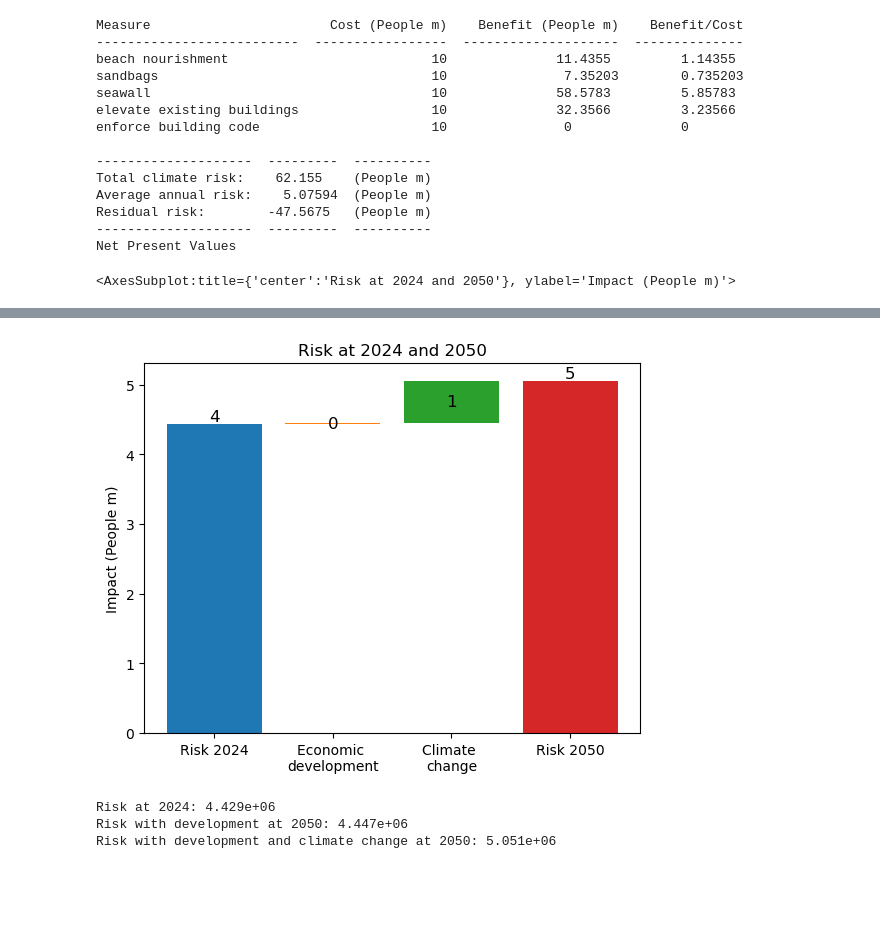
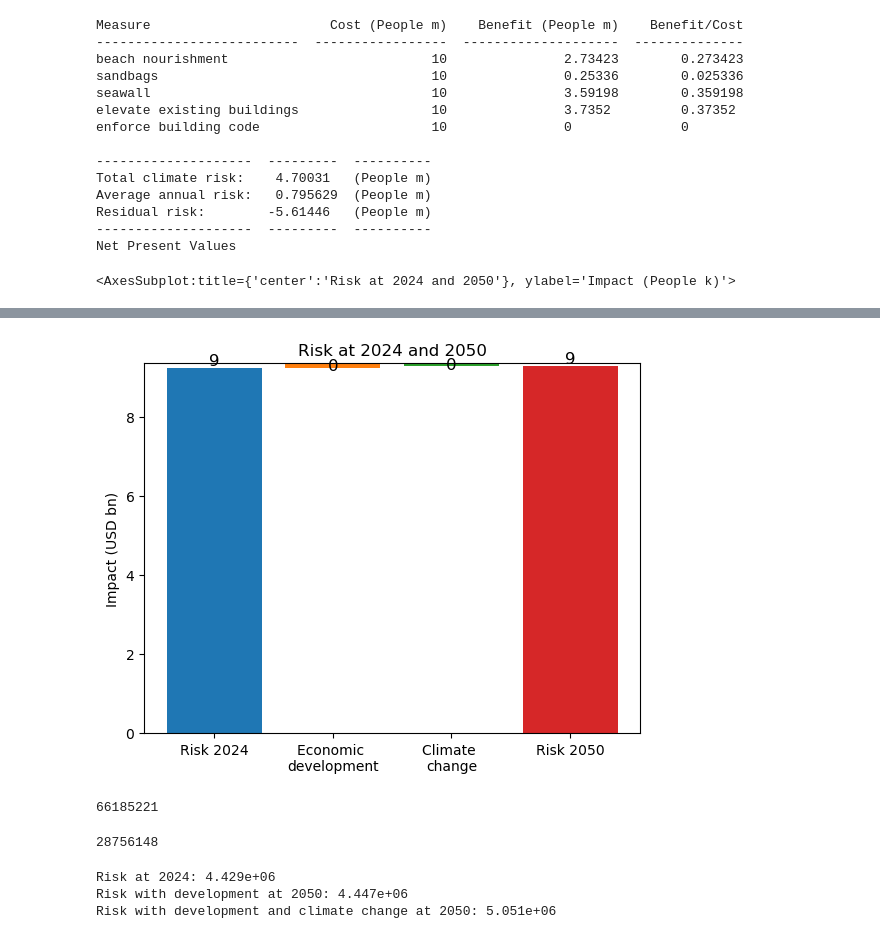
Before and after one commit to gkalomalos/ERA_projects_SWORD, a Jupyter notebook: backend/dev.ipynb, the cells around one changed output, grey strips where cells are left out. Drawn from its saved outputs; the diff is of its cells as text; code cells hidden in the pictures; blank space fills up the shorter version.

```diff
--- a/backend/dev.ipynb
+++ b/backend/dev.ipynb
@@ -70,7 +70,7 @@ entity_present = entity_handler.get_entity_from_xlsx(
 entity_present.check()
 entity_present.exposures.ref_year = 2024
 
-entity_future = entity_handler.get_future_entity(entity_present, 2050, 1.0294)
+entity_future = entity_handler.get_future_entity(entity_present, 2050, 0.0129)
 entity_future.check()
 
 hazard_present = hazard_handler._get_hazard_from_raster(
@@ -110,69 +110,48 @@ costben_handler.plot_waterfall(
 # %% [output]
 Measure                       Cost (People m)    Benefit (People m)    Benefit/Cost
 --------------------------  -----------------  --------------------  --------------
-beach nourishment                          10              11.4355         1.14355
-sandbags                                   10               7.35203        0.735203
-seawall                                    10              58.5783         5.85783
-elevate existing buildings                 10              32.3566         3.23566
+beach nourishment                          10               2.73423        0.273423
+sandbags                                   10               0.25336        0.025336
+seawall                                    10               3.59198        0.359198
+elevate existing buildings                 10               3.7352         0.37352
 enforce building code                      10               0              0
 
 --------------------  ---------  ----------
-Total climate risk:    62.155    (People m)
-Average annual risk:    5.07594  (People m)
-Residual risk:        -47.5675   (People m)
+Total climate risk:    4.70031   (People m)
+Average annual risk:   0.795629  (People m)
+Residual risk:        -5.61446   (People m)
 --------------------  ---------  ----------
 Net Present Values
-<AxesSubplot:title={'center':'Risk at 2024 and 2050'}, ylabel='Impact (People m)'>
+<AxesSubplot:title={'center':'Risk at 2024 and 2050'}, ylabel='Impact (People k)'>
 # %%
-# Example Flood
-present_year = 2024
-future_year = 2050
-# average_annual_growth = 1.0294
-
+# Example HW
 # Set present Entity
 entity_present = Entity.from_excel(
-    DATA_ENTITIES_DIR / "entities_UNU" / "3_entity_TODAY_EGYPT_Flood_ppl_students_edited.xlsx"
+    DATA_ENTITIES_DIR / "2_entity_TODAY_EGYPT_HW_USD_1.xlsx"
 )
-# Remove unnecessary columns
-entity_present.exposures.gdf = entity_present.exposures.gdf.loc[
-    :, ~entity_present.exposures.gdf.columns.str.contains("^Unnamed")
-]
-# Set exposure value unit
-unique_value_units = entity_present.exposures.gdf["value_unit"].unique()
-if len(unique_value_units) == 1:
-    value_unit = unique_value_units[0]
-    # Set exposure's value_unit
-    entity_present.exposures.value_unit = value_unit
 # Set exposure ref year
-entity_present.exposures.ref_year = present_year
+entity_present.exposures.ref_year = 2024
 entity_present.check()
 
 # Set future Entity
 entity_future = deepcopy(entity_present)
-entity_future.exposures.ref_year = future_year
-growth = 0.0129
+entity_future.exposures.ref_year = 2050
+growth = 0.04
 entity_future.exposures.gdf["value"] = entity_future.exposures.gdf.value.values * (1 + growth) ** (
     entity_future.exposures.ref_year - entity_present.exposures.ref_year
 )
 entity_future.check()
 
-# # Set future Entity
-# entity_future = deepcopy(entity_present)
-# entity_future.exposures.ref_year = future_year
-# number_of_years = future_year - present_year  # + 1 TODO: Check if this is needed or not
-# growth = average_annual_growth**number_of_years
-# entity_future.exposures.gdf["value"] = entity_future.exposures.gdf["value"] * growth
-# entity_future.check()
-
 # Set present Hazard
 hazard_present = Hazard.from_raster(
-    DATA_HAZARDS_DIR / "hazard_FL_EGY_historical.tif",
+    DATA_HAZARDS_DIR / "hazard_HW_EGY_historical.tif",
     attrs={
-        "frequency": np.array([0.5, 0.2, 0.1, 0.04]),
+        # "frequency": np.array([0.5, 0.2, 0.1, 0.04]),
+        'frequency': np.array([0.2, 0.04, 0.5, 0.1]),
         "event_id": np.array([1, 2, 3, 4]),
         "units": "m",
     },
-    haz_type="FL",
+    haz_type="HW",
     band=[1, 2, 3, 4],
 )
 hazard_present.units = "m"
@@ -182,13 +161,13 @@ hazard_present.check()
 
 # Set future hazard
 hazard_future = Hazard.from_raster(
-    DATA_HAZARDS_DIR / "hazard_FL_EGY_rcp26.tif",
+    DATA_HAZARDS_DIR / "hazard_HW_EGY_rcp45.tif",
     attrs={
         "frequency": np.array([0.5, 0.2, 0.1, 0.04]),
         "event_id": np.array([1, 2, 3, 4]),
         "units": "m",
     },
-    haz_type="FL",
+    haz_type="HW",
     band=[1, 2, 3, 4],
 )
 hazard_future.units = "m"
@@ -223,8 +202,4 @@ axis = cost_benefit.plot_waterfall(
     entity_future,
     risk_func=risk_aai_agg,
 )
-
-# costben.plot_arrow_averted(axis)
-# costben.plot_event_view((10, 15))
-# costben.plot_waterfall_accumulated(hazard_present, entity_present, entity_future)
 # %% [output]
@@ -245 +223,11 @@ Net Present Values
-[figure, old version]
+[figure, new version]
+# %%
+25529996+32512000+160062+7983163
+
+66185680
+# %% [output]
+66185221
+# %%
+11192055+14211000+65908+3287185
+# %% [output]
+28756148
```
Also changed, not shown: parts of 2 cells of this notebook, 43 other files.
